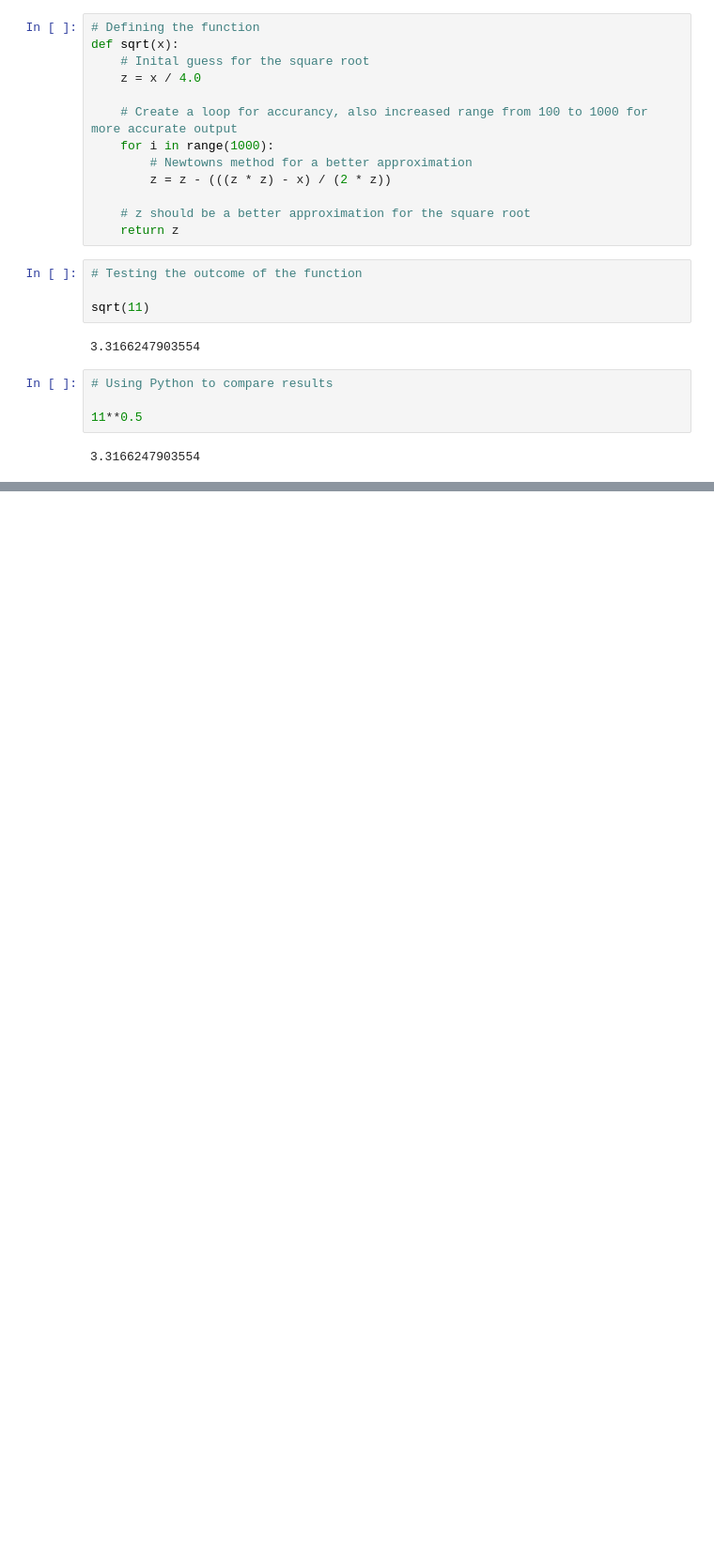
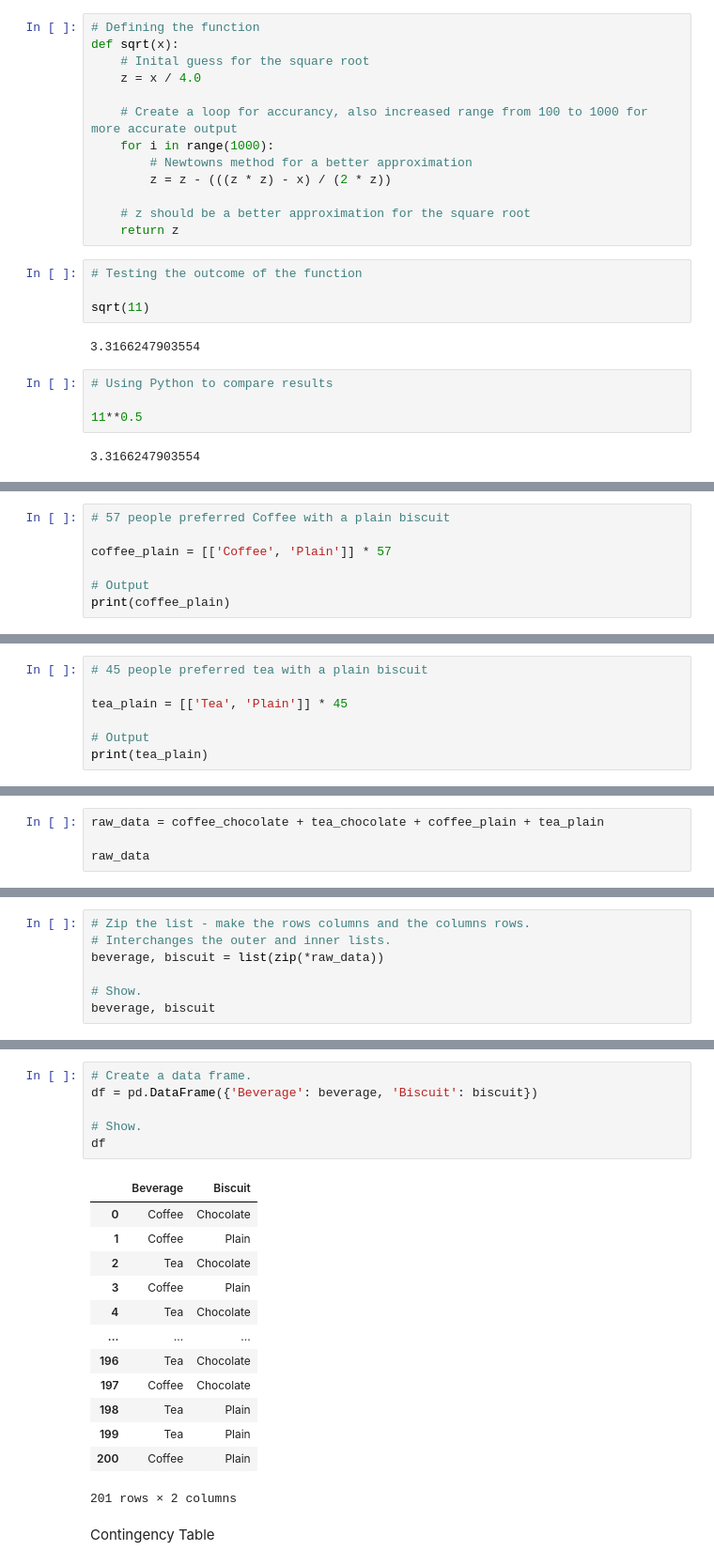
Before and after one commit to JTohall/Machine_Learning_and_Statistics, a Jupyter notebook: Tasks.ipynb, the cells around one changed output, grey strips where cells are left out. Shown: that part at 94% size. Drawn from its saved outputs; the diff is of its cells as text; blank space fills up the shorter version.

```diff
--- a/Tasks.ipynb
+++ b/Tasks.ipynb
@@ -60,0 +106,7 @@ Tea 56 45
+# %%
+# 57 people preferred Coffee with a plain biscuit
+
+coffee_plain = [['Coffee', 'Plain']] * 57
+
+# Output
+print(coffee_plain)
@@ -60,0 +115,7 @@ Tea 56 45
+# %%
+# 45 people preferred tea with a plain biscuit
+
+tea_plain = [['Tea', 'Plain']] * 45
+
+# Output
+print(tea_plain)
@@ -60,0 +128,4 @@ Tea 56 45
+# %%
+raw_data = coffee_chocolate + tea_chocolate + coffee_plain + tea_plain
+
+raw_data
@@ -60,0 +174,7 @@ Tea 56 45
+# %%
+# Zip the list - make the rows columns and the columns rows.
+# Interchanges the outer and inner lists.
+beverage, biscuit = list(zip(*raw_data))
+
+# Show.
+beverage, biscuit
@@ -60,0 +199,22 @@ Tea 56 45
+# %%
+# Create a data frame.
+df = pd.DataFrame({'Beverage': beverage, 'Biscuit': biscuit})
+
+# Show.
+df
+# %% [output]
+|  | Beverage | Biscuit |
+| 0 | Coffee | Chocolate |
+| 1 | Coffee | Plain |
+| 2 | Tea | Chocolate |
+| 3 | Coffee | Plain |
+| 4 | Tea | Chocolate |
+| ... | ... | ... |
+| 196 | Tea | Chocolate |
+| 197 | Coffee | Chocolate |
+| 198 | Tea | Plain |
+| 199 | Tea | Plain |
+| 200 | Coffee | Plain |
+201 rows × 2 columns
+# %% [markdown]
+Contingency Table
```
Also changed, not shown: parts of 21 cells of this notebook.
